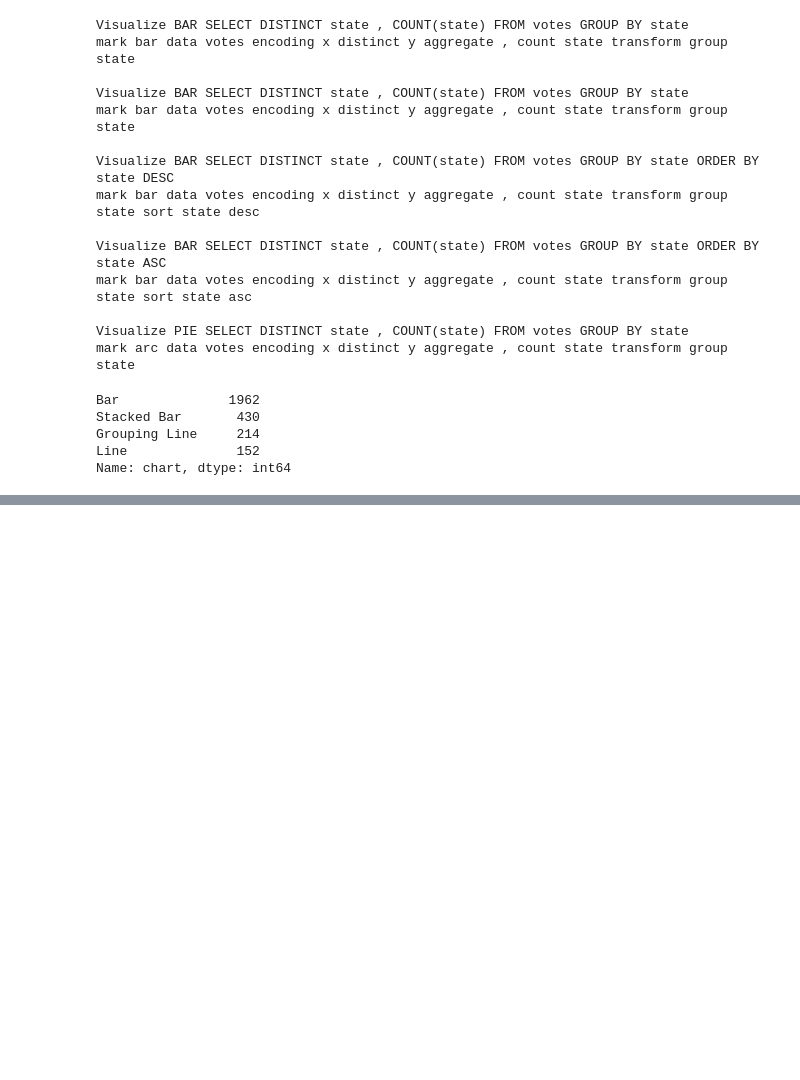
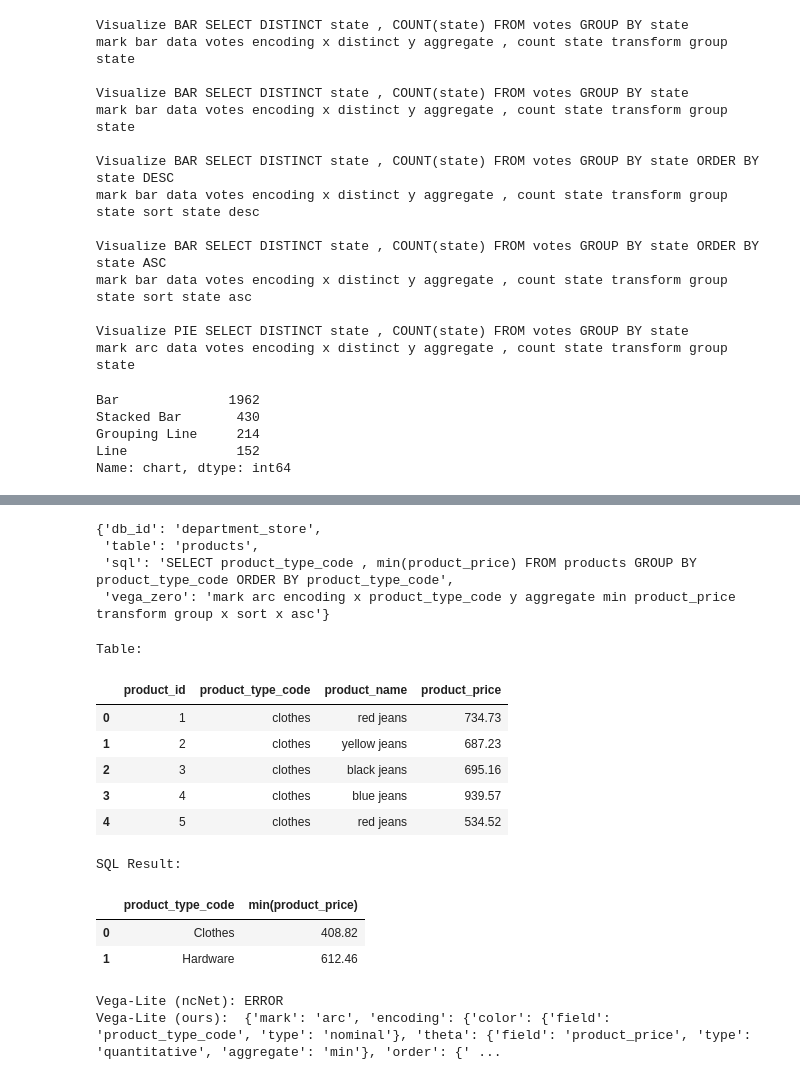
Before and after one commit to kwkty/vxnli, a Jupyter notebook: notebooks/01_eda.ipynb, the cells around one changed output, grey strips where cells are left out. Drawn from its saved outputs; the diff is of its cells as text; code cells hidden in the pictures; blank space fills up the shorter version.

Commit message:
Add vega zero parser issues

```diff
--- a/notebooks/01_eda.ipynb
+++ b/notebooks/01_eda.ipynb
@@ -51,10 +57,11 @@ It is ok to predict the vis_query.VQL, however, it's better to preprocess them t
 Fortunately, ncNet provides the VegaZero format, which the model can process efficiently.
 You can check the VegaZero in the ncNet dataset.
 # %%
-DATASET_PATH: Path = Path(data_dir).joinpath("nvBench/NVBench.json")
-DATABASE_DIR: Path = Path(data_dir).joinpath("database/")
-NCNET_DATASET_DIR: Path = Path(data_dir).joinpath("ncNet/dataset/")
-PANDAS_PROFILING_DIR: Path = Path(data_dir).joinpath("pandas-profiling/")
+DATA_DIR: Path = Path(data_dir)
+DATASET_PATH: Path = DATA_DIR.joinpath("nvBench/NVBench.json")
+DATABASE_DIR: Path = DATA_DIR.joinpath("database/")
+NCNET_DATASET_DIR: Path = DATA_DIR.joinpath("ncNet/dataset/")
+PANDAS_PROFILING_DIR: Path = DATA_DIR.joinpath("pandas-profiling/")
 # %%
 PANDAS_PROFILING_DIR.mkdir(exist_ok=True)
 # %%
@@ -424,0 +617,23 @@ Name: chart, dtype: int64
+# %%
+RESOLVED_BUG_EXAMPLES[0]
+# %% [output]
+{'db_id': 'department_store',
+ 'table': 'products',
+ 'sql': 'SELECT product_type_code , min(product_price) FROM products GROUP BY product_type_code ORDER BY product_type_code',
+ 'vega_zero': 'mark arc encoding x product_type_code y aggregate min product_price transform group x sort x asc'}
+# %%
+compare_vega_zero_parsers(**RESOLVED_BUG_EXAMPLES[0])
+# %% [output]
+Table:
+|  | product_id | product_type_code | product_name | product_price |
+| 0 | 1 | clothes | red jeans | 734.73 |
+| 1 | 2 | clothes | yellow jeans | 687.23 |
+| 2 | 3 | clothes | black jeans | 695.16 |
+| 3 | 4 | clothes | blue jeans | 939.57 |
+| 4 | 5 | clothes | red jeans | 534.52 |
+SQL Result:
+|  | product_type_code | min(product_price) |
+| 0 | Clothes | 408.82 |
+| 1 | Hardware | 612.46 |
+Vega-Lite (ncNet): ERROR
+Vega-Lite (ours):  {'mark': 'arc', 'encoding': {'color': {'field': 'product_type_code', 'type': 'nominal'}, 'theta': {'field': 'product_price', 'type': 'quantitative', 'aggregate': 'min'}, 'order': {' ...
```
Also changed, not shown: parts of 10 cells of this notebook.
